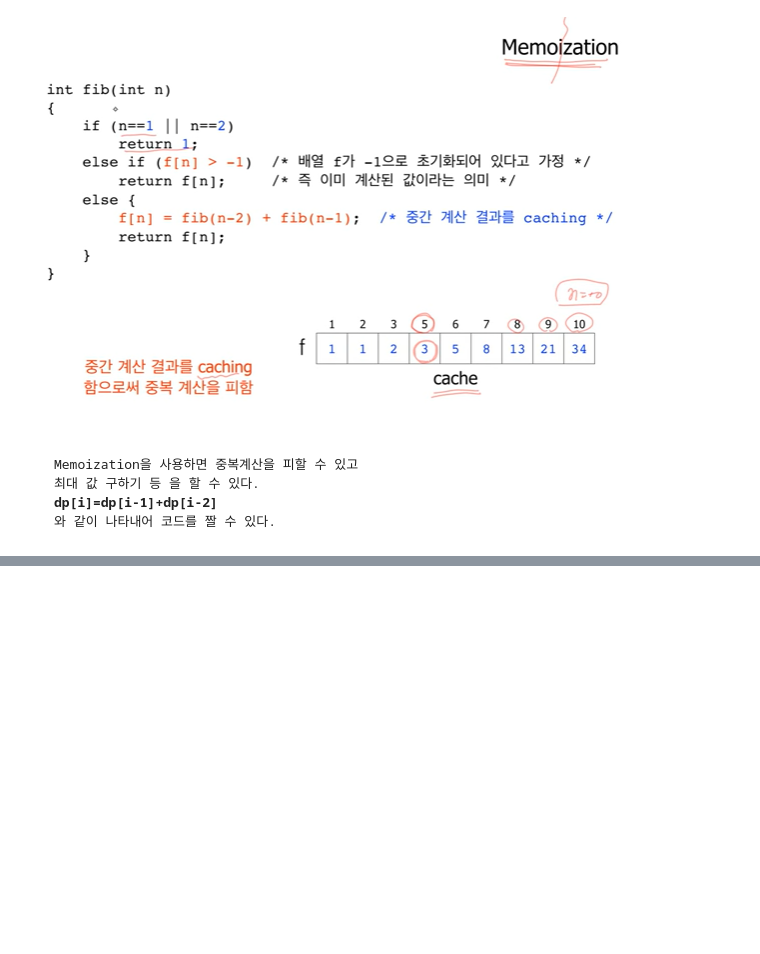
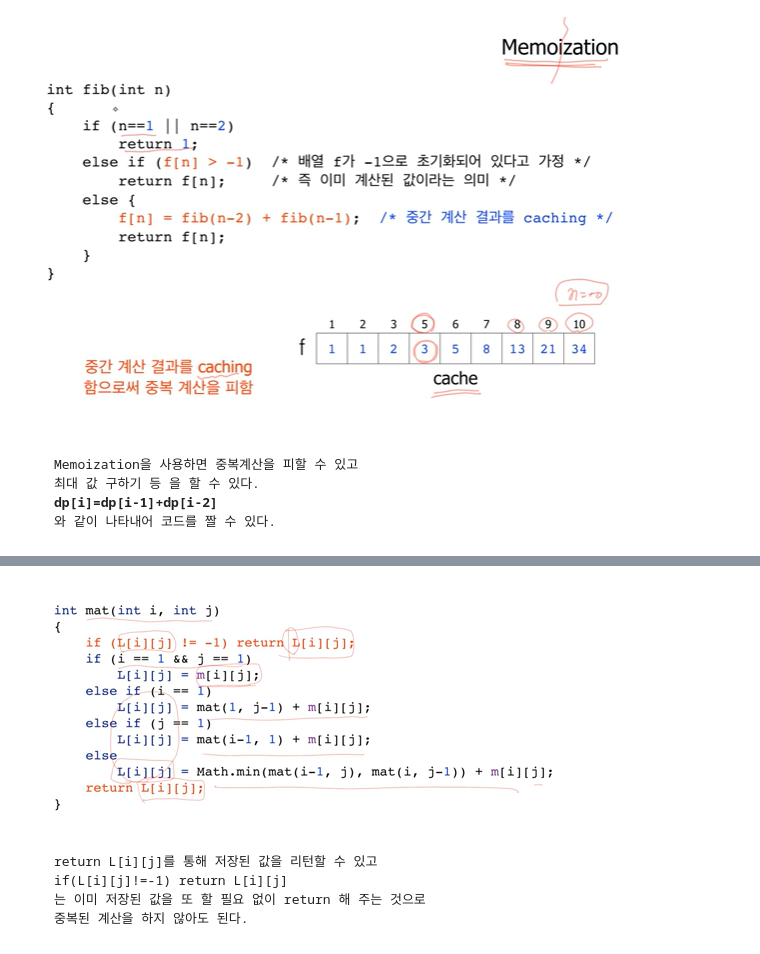
Before and after one commit to zirzirlove96/-, a Jupyter notebook: 예제 문제/Dynamic Programming (동적 프로그래밍).ipynb, the cells around one changed output, grey strips where cells are left out. Saved outputs shown, nothing was run; the diff lists cells and outputs as text; code cells hidden in the pictures; blank space fills up the shorter version.

```diff
--- a/예제 문제/Dynamic Programming (동적 프로그래밍).ipynb
+++ b/예제 문제/Dynamic Programming (동적 프로그래밍).ipynb
@@ -19,0 +25,12 @@ Memoization을 사용하면 중복계산을 피할 수 있고
+# %%
+from IPython.display import Image
+Image("C:/Users/ovokj/Desktop/1.PNG")
+# %% [output]
+[figure, added]
+# %% [markdown]
+<pre>
+return L[i][j]를 통해 저장된 값을 리턴할 수 있고
+if(L[i][j]!=-1) return L[i][j]
+는 이미 저장된 값을 또 할 필요 없이 return 해 주는 것으로
+중복된 계산을 하지 않아도 된다.
+</pre>
```
Also changed, not shown: parts of 1 cell of this notebook, 4 other files.
